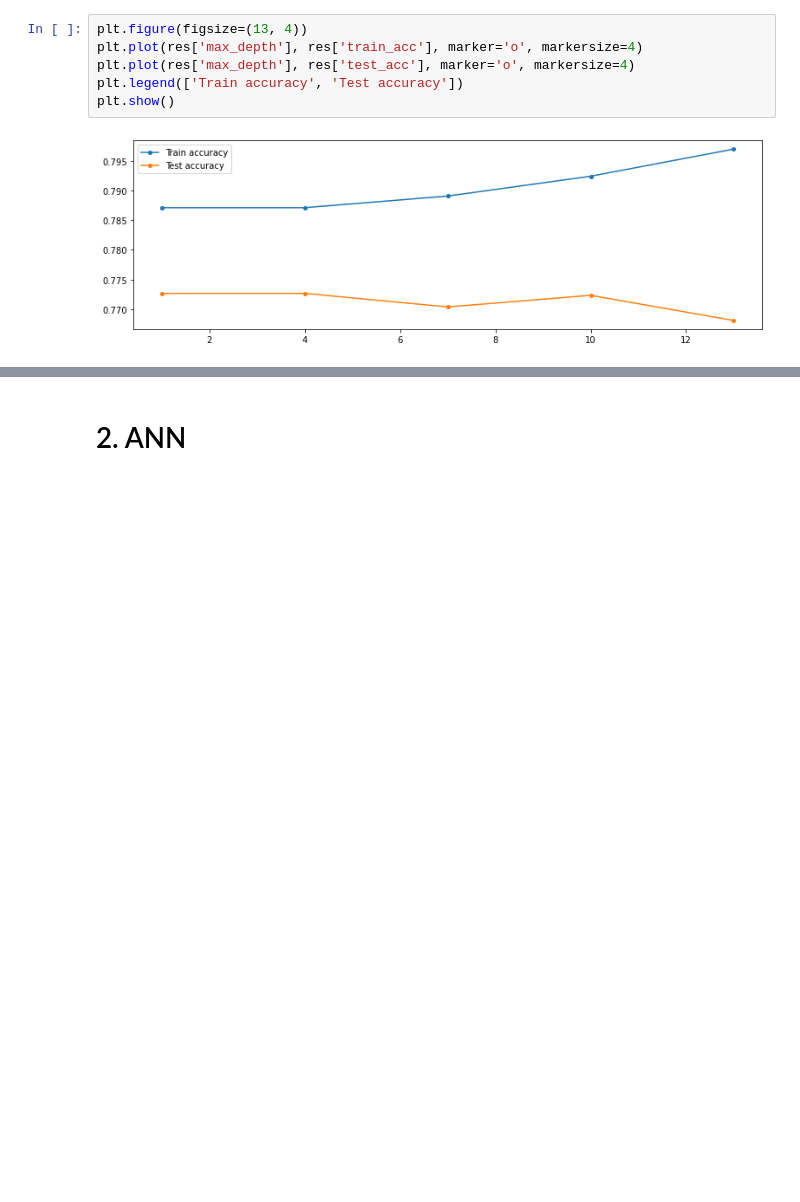
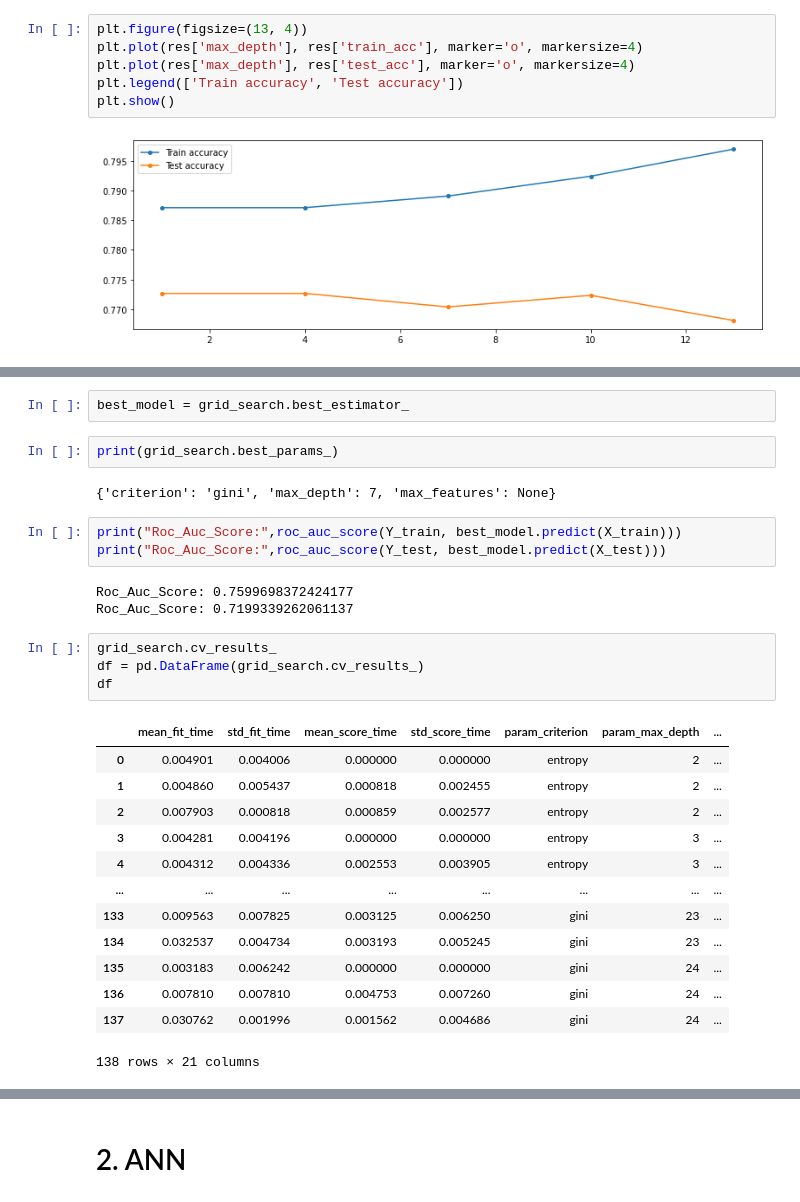
Before and after one commit to yuvalazu/ML---Course, a Jupyter notebook: ML part 2.0.ipynb, the cells around one changed output, grey strips where cells are left out. Cells and saved outputs as stored; diff of their text form; blank space fills up the shorter version.

```diff
--- a/ML part 2.0.ipynb
+++ b/ML part 2.0.ipynb
@@ -491,0 +443,30 @@ Roc_Auc_Score: 0.6419794234217476
+# %%
+best_model = grid_search.best_estimator_
+# %%
+print(grid_search.best_params_)
+# %% [output]
+{'criterion': 'gini', 'max_depth': 7, 'max_features': None}
+# %%
+print("Roc_Auc_Score:",roc_auc_score(Y_train, best_model.predict(X_train)))
+print("Roc_Auc_Score:",roc_auc_score(Y_test, best_model.predict(X_test)))
+# %% [output]
+Roc_Auc_Score: 0.7599698372424177
+Roc_Auc_Score: 0.7199339262061137
+# %%
+grid_search.cv_results_
+df = pd.DataFrame(grid_search.cv_results_)
+df
+# %% [output]
+|  | mean_fit_time | std_fit_time | mean_score_time | std_score_time | param_criterion | param_max_depth | ... |
+| 0 | 0.004901 | 0.004006 | 0.000000 | 0.000000 | entropy | 2 | ... |
+| 1 | 0.004860 | 0.005437 | 0.000818 | 0.002455 | entropy | 2 | ... |
+| 2 | 0.007903 | 0.000818 | 0.000859 | 0.002577 | entropy | 2 | ... |
+| 3 | 0.004281 | 0.004196 | 0.000000 | 0.000000 | entropy | 3 | ... |
+| 4 | 0.004312 | 0.004336 | 0.002553 | 0.003905 | entropy | 3 | ... |
+| ... | ... | ... | ... | ... | ... | ... | ... |
+| 133 | 0.009563 | 0.007825 | 0.003125 | 0.006250 | gini | 23 | ... |
+| 134 | 0.032537 | 0.004734 | 0.003193 | 0.005245 | gini | 23 | ... |
+| 135 | 0.003183 | 0.006242 | 0.000000 | 0.000000 | gini | 24 | ... |
+| 136 | 0.007810 | 0.007810 | 0.004753 | 0.007260 | gini | 24 | ... |
+| 137 | 0.030762 | 0.001996 | 0.001562 | 0.004686 | gini | 24 | ... |
+138 rows × 21 columns
```
Also changed, not shown: parts of 59 cells of this notebook.
